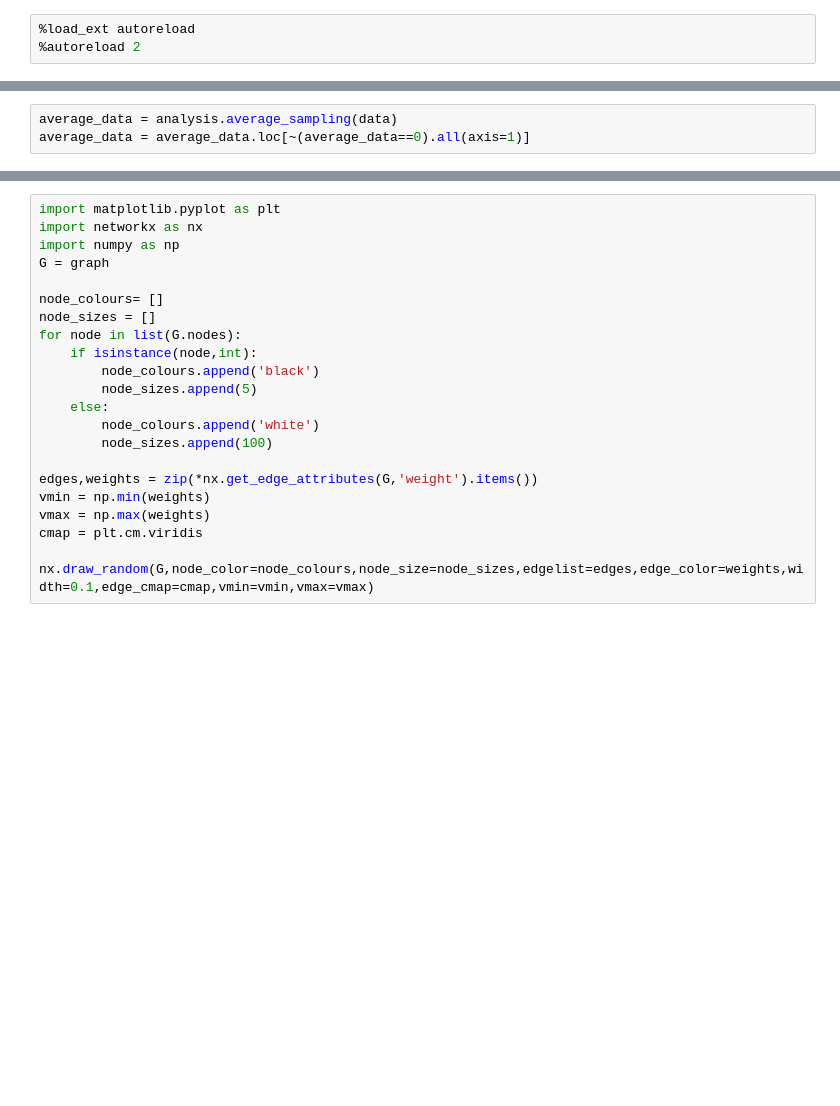
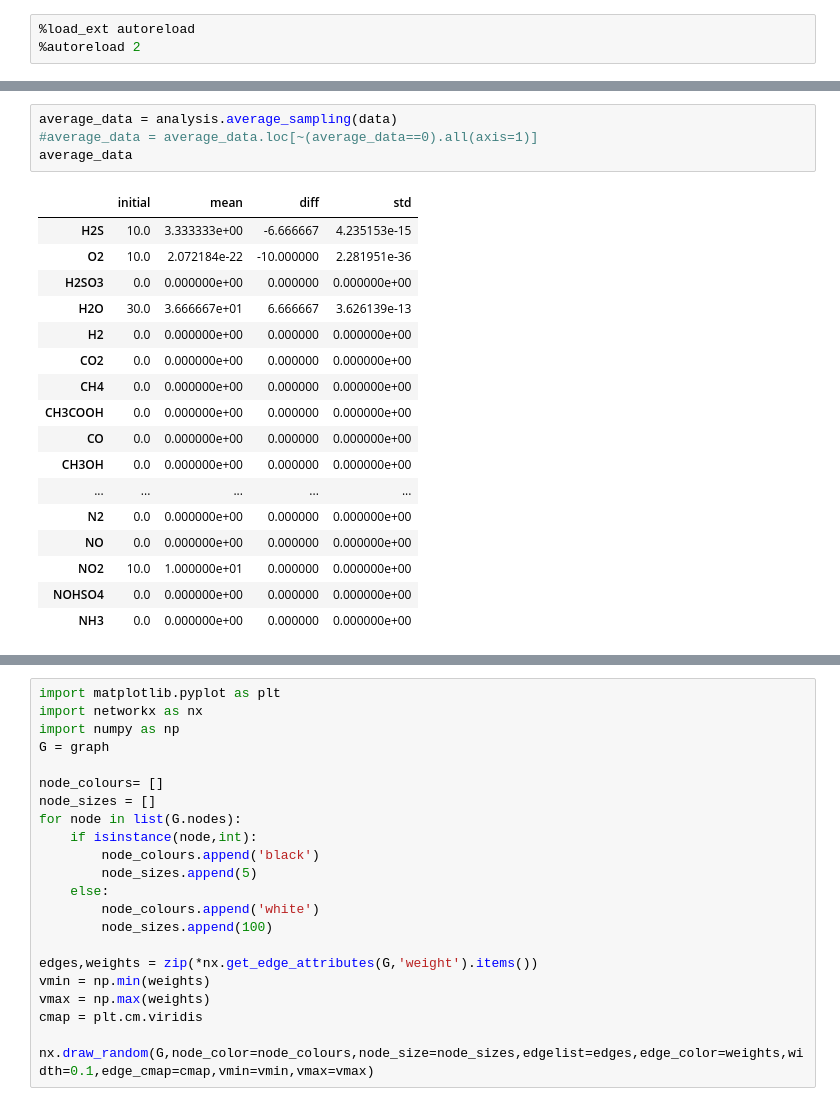
Before and after one commit to equinor/arcs, a Jupyter notebook: examples/example1.ipynb, the cells around one changed output, grey strips where cells are left out. Cells and saved outputs as stored; diff of their text form; blank space fills up the shorter version.

```diff
--- a/examples/example1.ipynb
+++ b/examples/example1.ipynb
@@ -39,7 +57,26 @@ pd.Series(analysis.reaction_statistics(data))
 dtype: int64
 # %%
 average_data = analysis.average_sampling(data)
-average_data = average_data.loc[~(average_data==0).all(axis=1)]
+#average_data = average_data.loc[~(average_data==0).all(axis=1)]
+average_data
+# %% [output]
+|  | initial | mean | diff | std |
+| H2S | 10.0 | 3.333333e+00 | -6.666667 | 4.235153e-15 |
+| O2 | 10.0 | 2.072184e-22 | -10.000000 | 2.281951e-36 |
+| H2SO3 | 0.0 | 0.000000e+00 | 0.000000 | 0.000000e+00 |
+| H2O | 30.0 | 3.666667e+01 | 6.666667 | 3.626139e-13 |
+| H2 | 0.0 | 0.000000e+00 | 0.000000 | 0.000000e+00 |
+| CO2 | 0.0 | 0.000000e+00 | 0.000000 | 0.000000e+00 |
+| CH4 | 0.0 | 0.000000e+00 | 0.000000 | 0.000000e+00 |
+| CH3COOH | 0.0 | 0.000000e+00 | 0.000000 | 0.000000e+00 |
+| CO | 0.0 | 0.000000e+00 | 0.000000 | 0.000000e+00 |
+| CH3OH | 0.0 | 0.000000e+00 | 0.000000 | 0.000000e+00 |
+| ... | ... | ... | ... | ... |
+| N2 | 0.0 | 0.000000e+00 | 0.000000 | 0.000000e+00 |
+| NO | 0.0 | 0.000000e+00 | 0.000000 | 0.000000e+00 |
+| NO2 | 10.0 | 1.000000e+01 | 0.000000 | 0.000000e+00 |
+| NOHSO4 | 0.0 | 0.000000e+00 | 0.000000 | 0.000000e+00 |
+| NH3 | 0.0 | 0.000000e+00 | 0.000000 | 0.000000e+00 |
 # %%
 import seaborn as sns
 import matplotlib.pyplot as plt
```
Also changed, not shown: parts of 7 cells of this notebook, 1 other file.
